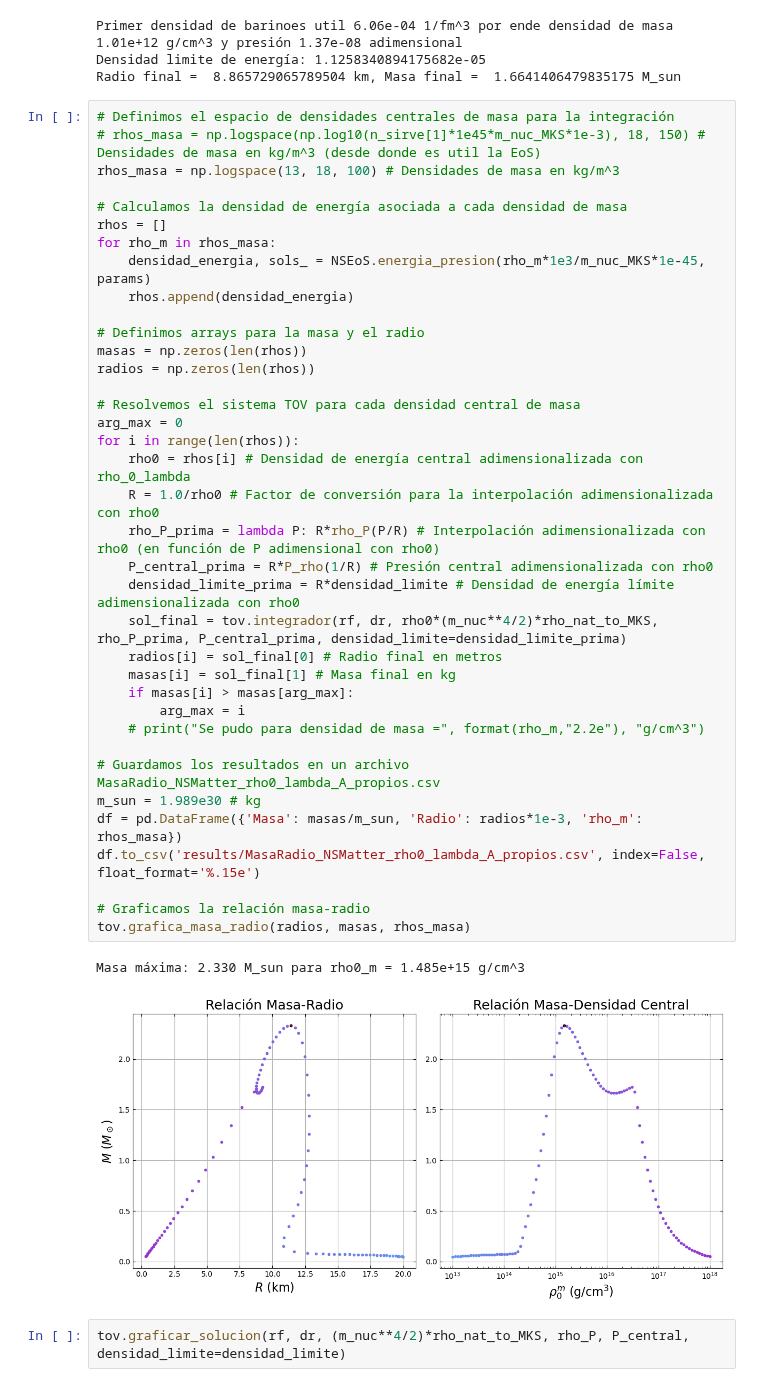
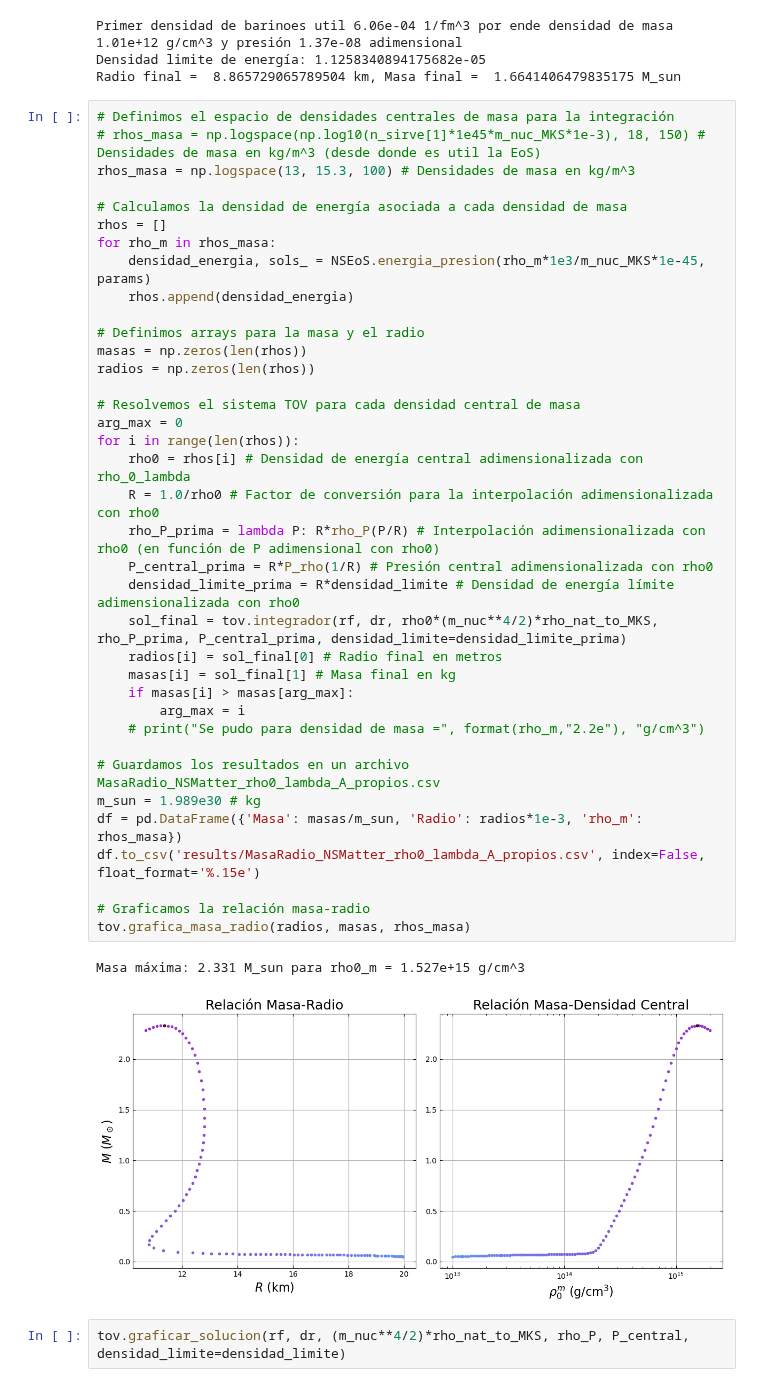
Before and after one commit to Vendetta0462/CalculosSimulaciones, a Jupyter notebook: NS_Structure/neutron-star-matter.ipynb, the cells around one changed output. Saved outputs shown, nothing was run; the diff lists cells and outputs as text.

Commit message:
Restringe el rango de densidades para masa-radio

```diff
--- a/NS_Structure/neutron-star-matter.ipynb
+++ b/NS_Structure/neutron-star-matter.ipynb
@@ -137,7 +137,7 @@ Radio final =  8.865729065789504 km, Masa final =  1.6641406479835175 M_sun
 # %%
 # Definimos el espacio de densidades centrales de masa para la integración
 # rhos_masa = np.logspace(np.log10(n_sirve[1]*1e45*m_nuc_MKS*1e-3), 18, 150) # Densidades de masa en kg/m^3 (desde donde es util la EoS)
-rhos_masa = np.logspace(13, 18, 100) # Densidades de masa en kg/m^3
+rhos_masa = np.logspace(13, 15.3, 100) # Densidades de masa en kg/m^3
 
 # Calculamos la densidad de energía asociada a cada densidad de masa
 rhos = []
@@ -145,35 +145,35 @@ for rho_m in rhos_masa:
     densidad_energia, sols_ = NSEoS.energia_presion(rho_m*1e3/m_nuc_MKS*1e-45, params)
     rhos.append(densidad_energia)
 
 # Definimos arrays para la masa y el radio
 masas = np.zeros(len(rhos))
 radios = np.zeros(len(rhos))
 
 # Resolvemos el sistema TOV para cada densidad central de masa
 arg_max = 0
 for i in range(len(rhos)):
     rho0 = rhos[i] # Densidad de energía central adimensionalizada con rho_0_lambda
     R = 1.0/rho0 # Factor de conversión para la interpolación adimensionalizada con rho0
     rho_P_prima = lambda P: R*rho_P(P/R) # Interpolación adimensionalizada con rho0 (en función de P adimensional con rho0)
     P_central_prima = R*P_rho(1/R) # Presión central adimensionalizada con rho0
     densidad_limite_prima = R*densidad_limite # Densidad de energía límite adimensionalizada con rho0
     sol_final = tov.integrador(rf, dr, rho0*(m_nuc**4/2)*rho_nat_to_MKS, rho_P_prima, P_central_prima, densidad_limite=densidad_limite_prima)
     radios[i] = sol_final[0] # Radio final en metros
     masas[i] = sol_final[1] # Masa final en kg
     if masas[i] > masas[arg_max]:
         arg_max = i
     # print("Se pudo para densidad de masa =", format(rho_m,"2.2e"), "g/cm^3")
 
 # Guardamos los resultados en un archivo MasaRadio_NSMatter_rho0_lambda_A_propios.csv
 m_sun = 1.989e30 # kg
 df = pd.DataFrame({'Masa': masas/m_sun, 'Radio': radios*1e-3, 'rho_m': rhos_masa})
 df.to_csv('results/MasaRadio_NSMatter_rho0_lambda_A_propios.csv', index=False, float_format='%.15e')
 
 # Graficamos la relación masa-radio
 tov.grafica_masa_radio(radios, masas, rhos_masa)
 # %% [output]
-Masa máxima: 2.330 M_sun para rho0_m = 1.485e+15 g/cm^3
+Masa máxima: 2.331 M_sun para rho0_m = 1.527e+15 g/cm^3
-[figure, old version]
+[figure, new version]
 # %%
 tov.graficar_solucion(rf, dr, (m_nuc**4/2)*rho_nat_to_MKS, rho_P, P_central, densidad_limite=densidad_limite)
 # %% [output]
```
Also changed, not shown: 1 other file.
